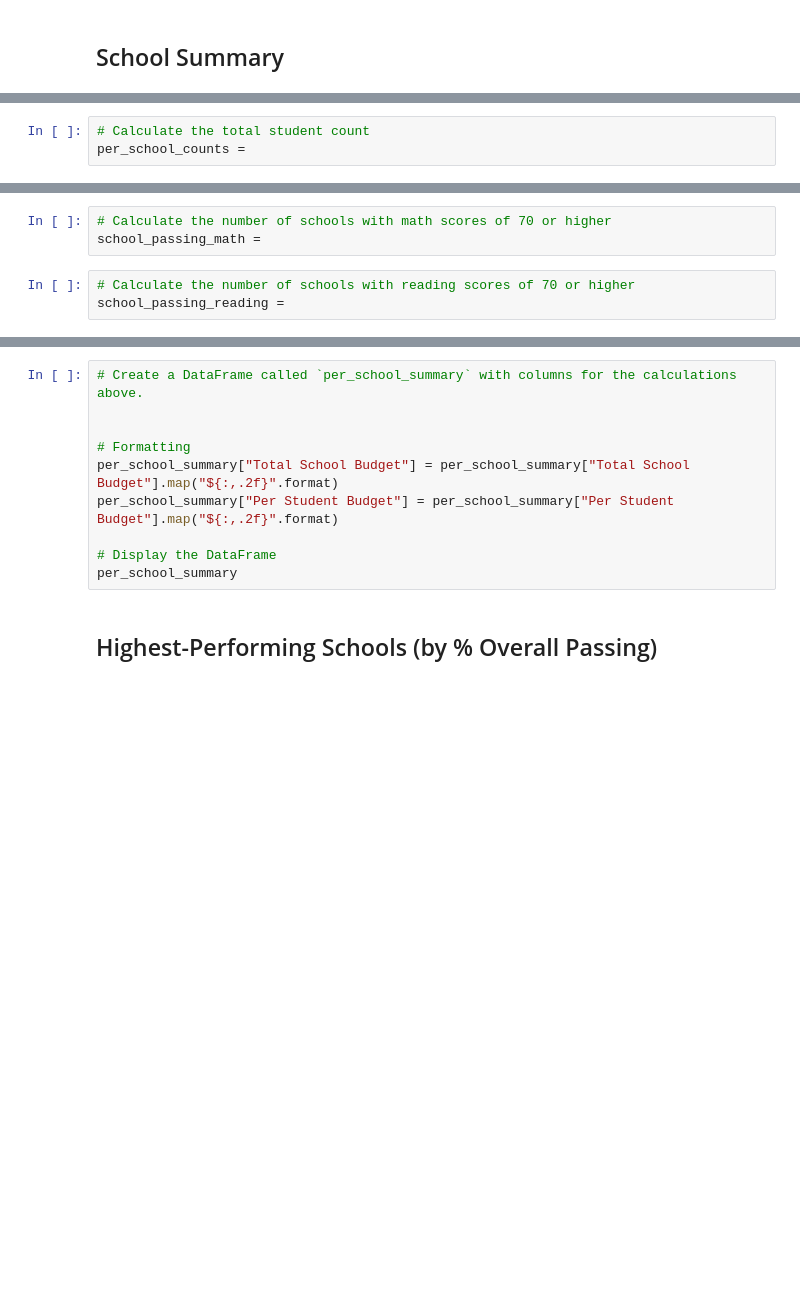
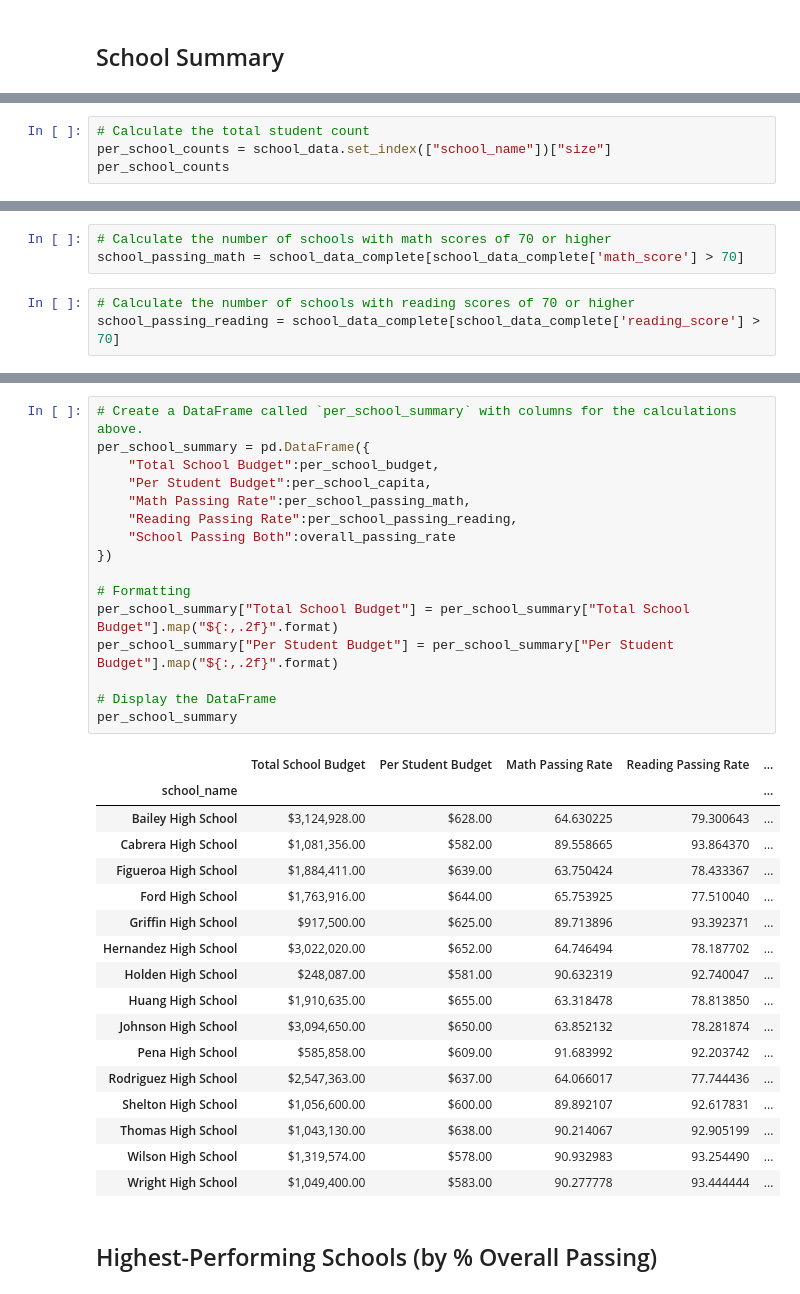
Before and after one commit to ShoaibFarooqui/pandas-challenge, a Jupyter notebook: PyCitySchools/PyCitySchools/PyCitySchools_starter.ipynb, the cells around one changed output, grey strips where cells are left out. Saved outputs shown, nothing was run; the diff lists cells and outputs as text; blank space fills up the shorter version.

Commit message:
School Summary

```diff
--- a/PyCitySchools/PyCitySchools/PyCitySchools_starter.ipynb
+++ b/PyCitySchools/PyCitySchools/PyCitySchools_starter.ipynb
@@ -119,4 +138,5 @@ school_types = school_data.set_index(["school_name"])["type"]
 # %%
 # Calculate the total student count
-per_school_counts =
+per_school_counts = school_data.set_index(["school_name"])["size"]
+per_school_counts
 # %% [output]
@@ -132,9 +206,9 @@ per_school_reading =
 # %%
 # Calculate the number of schools with math scores of 70 or higher
-school_passing_math =
+school_passing_math = school_data_complete[school_data_complete['math_score'] > 70]
 # %%
 # Calculate the number of schools with reading scores of 70 or higher
-school_passing_reading =
+school_passing_reading = school_data_complete[school_data_complete['reading_score'] > 70]
 # %%
 # Use the provided code to calculate the schools that passed both math and reading with scores of 70 or higher
 passing_math_and_reading = school_data_complete[
@@ -148,13 +244,37 @@ overall_passing_rate = passing_math_and_reading.groupby(["school_name"]).count()
 # %%
 # Create a DataFrame called `per_school_summary` with columns for the calculations above.
-
+per_school_summary = pd.DataFrame({
+    "Total School Budget":per_school_budget,
+    "Per Student Budget":per_school_capita,
+    "Math Passing Rate":per_school_passing_math,
+    "Reading Passing Rate":per_school_passing_reading,
+    "School Passing Both":overall_passing_rate
+})
 
 # Formatting
 per_school_summary["Total School Budget"] = per_school_summary["Total School Budget"].map("${:,.2f}".format)
 per_school_summary["Per Student Budget"] = per_school_summary["Per Student Budget"].map("${:,.2f}".format)
 
 # Display the DataFrame
 per_school_summary
+# %% [output]
+|  | Total School Budget | Per Student Budget | Math Passing Rate | Reading Passing Rate | ... |
+| school_name |  |  |  |  | ... |
+| Bailey High School | $3,124,928.00 | $628.00 | 64.630225 | 79.300643 | ... |
+| Cabrera High School | $1,081,356.00 | $582.00 | 89.558665 | 93.864370 | ... |
+| Figueroa High School | $1,884,411.00 | $639.00 | 63.750424 | 78.433367 | ... |
+| Ford High School | $1,763,916.00 | $644.00 | 65.753925 | 77.510040 | ... |
+| Griffin High School | $917,500.00 | $625.00 | 89.713896 | 93.392371 | ... |
+| Hernandez High School | $3,022,020.00 | $652.00 | 64.746494 | 78.187702 | ... |
+| Holden High School | $248,087.00 | $581.00 | 90.632319 | 92.740047 | ... |
+| Huang High School | $1,910,635.00 | $655.00 | 63.318478 | 78.813850 | ... |
+| Johnson High School | $3,094,650.00 | $650.00 | 63.852132 | 78.281874 | ... |
+| Pena High School | $585,858.00 | $609.00 | 91.683992 | 92.203742 | ... |
+| Rodriguez High School | $2,547,363.00 | $637.00 | 64.066017 | 77.744436 | ... |
+| Shelton High School | $1,056,600.00 | $600.00 | 89.892107 | 92.617831 | ... |
+| Thomas High School | $1,043,130.00 | $638.00 | 90.214067 | 92.905199 | ... |
+| Wilson High School | $1,319,574.00 | $578.00 | 90.932983 | 93.254490 | ... |
+| Wright High School | $1,049,400.00 | $583.00 | 90.277778 | 93.444444 | ... |
 # %% [markdown]
 ## Highest-Performing Schools (by % Overall Passing)
 # %%
```
Also changed, not shown: parts of 6 cells of this notebook.
